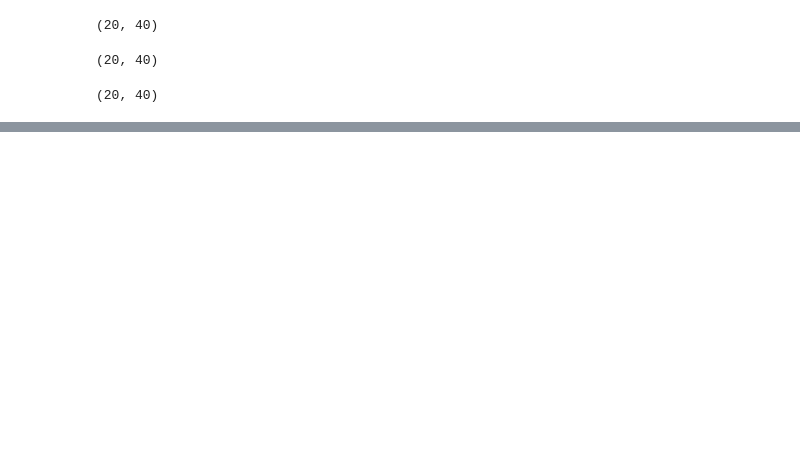
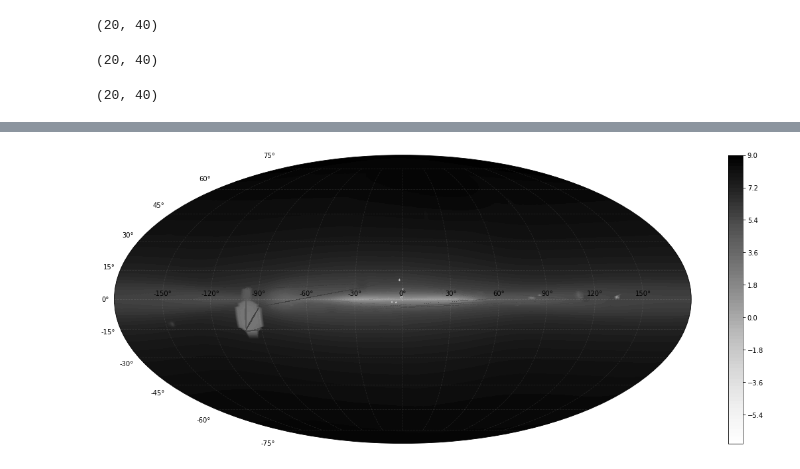
Before and after one commit to bbrzycki/scintillation_map, a Jupyter notebook: scintillation_map.ipynb, the cells around one changed output, grey strips where cells are left out. Drawn from its saved outputs; the diff is of its cells as text; code cells hidden in the pictures; blank space fills up the shorter version.

```diff
--- a/scintillation_map.ipynb
+++ b/scintillation_map.ipynb
@@ -151,0 +341,14 @@ plt.show()
+# %%
+fig = plt.figure(figsize=(20,8))
+ax = plt.subplot(111, projection = 'mollweide')
+# ax = plt.subplot(111)
+
+plt.grid(color='w', linestyle='--', alpha=0.1)
+# ax.contour(X,Y,np.log(scint),levels=np.arange(-3, 10),colors='k', linewidths=1)
+c = ax.contourf(X,Y,np.log(scint),100,cmap='Greys')
+fig.colorbar(c)
+
+plt.savefig('test.png')
+plt.show()
+# %% [output]
+[figure, added]
```
Also changed, not shown: parts of 11 cells of this notebook, 8 other files.
